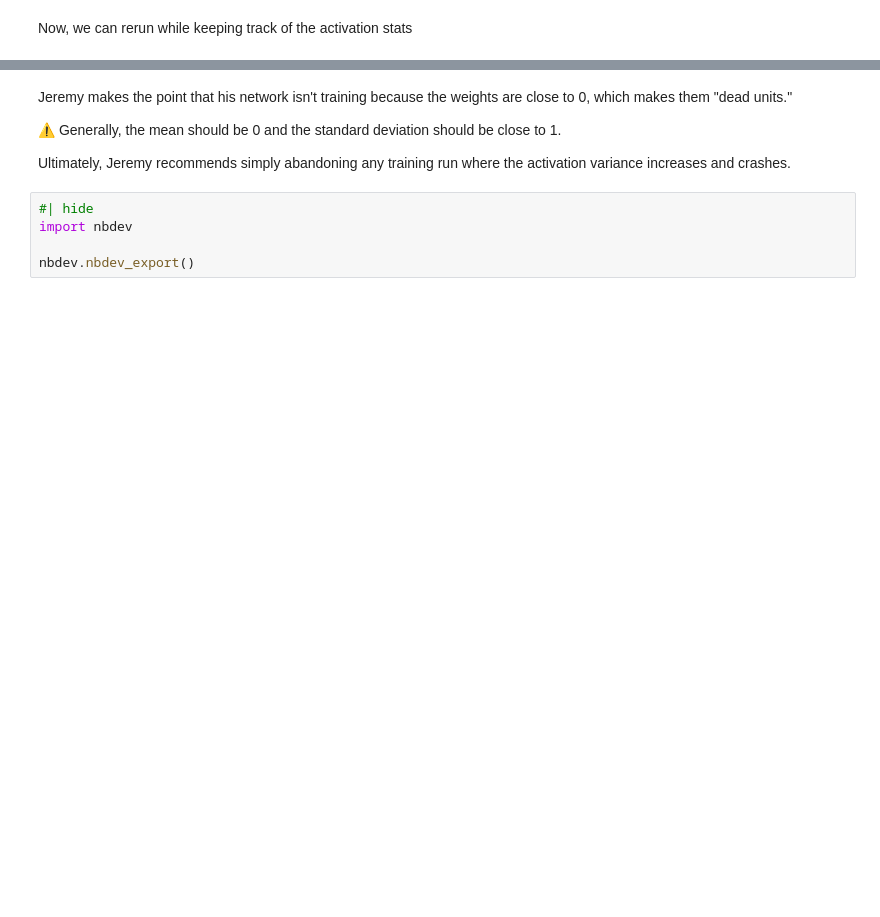
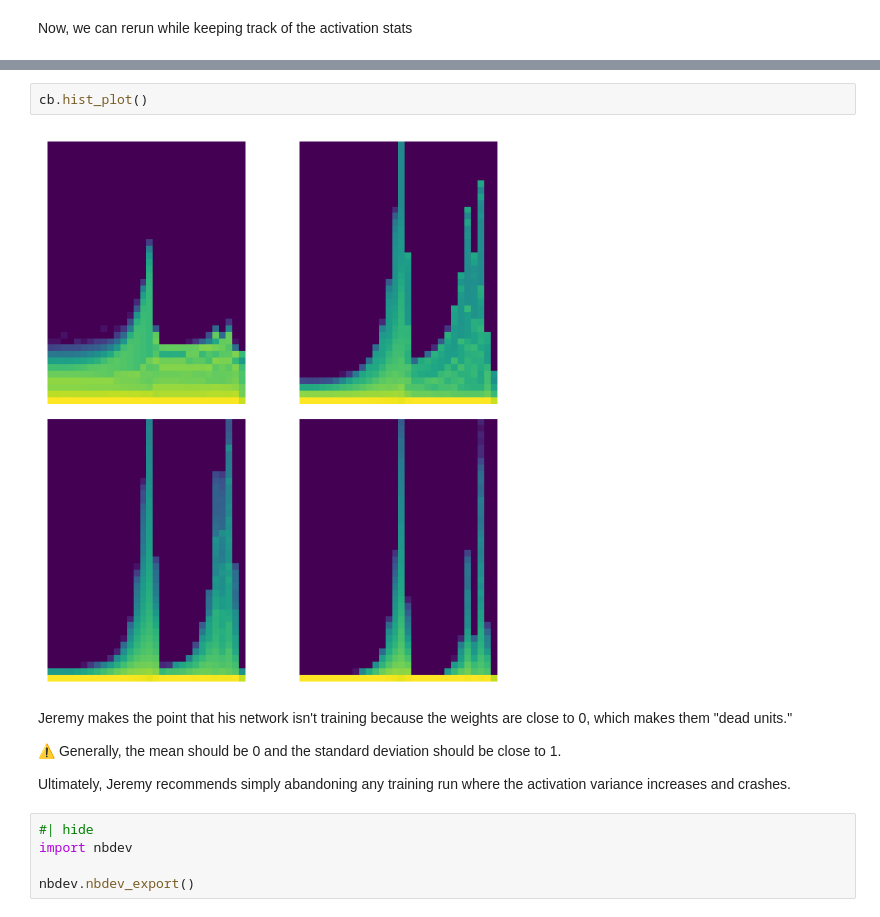
Before and after one commit to jeremyadamsfisher/SlowAI, a Jupyter notebook: nbs/09_activations.ipynb, the cells around one changed output, grey strips where cells are left out. Saved outputs shown, nothing was run; the diff lists cells and outputs as text; blank space fills up the shorter version.

```diff
--- a/nbs/09_activations.ipynb
+++ b/nbs/09_activations.ipynb
@@ -226,3 +228,7 @@ train(
+# %%
+cb.hist_plot()
+# %% [output]
+[figure, added]
 # %% [markdown]
 Jeremy makes the point that his network isn't training because the weights are close to 0, which makes them "dead units."
 
```
Also changed, not shown: parts of 3 cells of this notebook, 8 other files.
